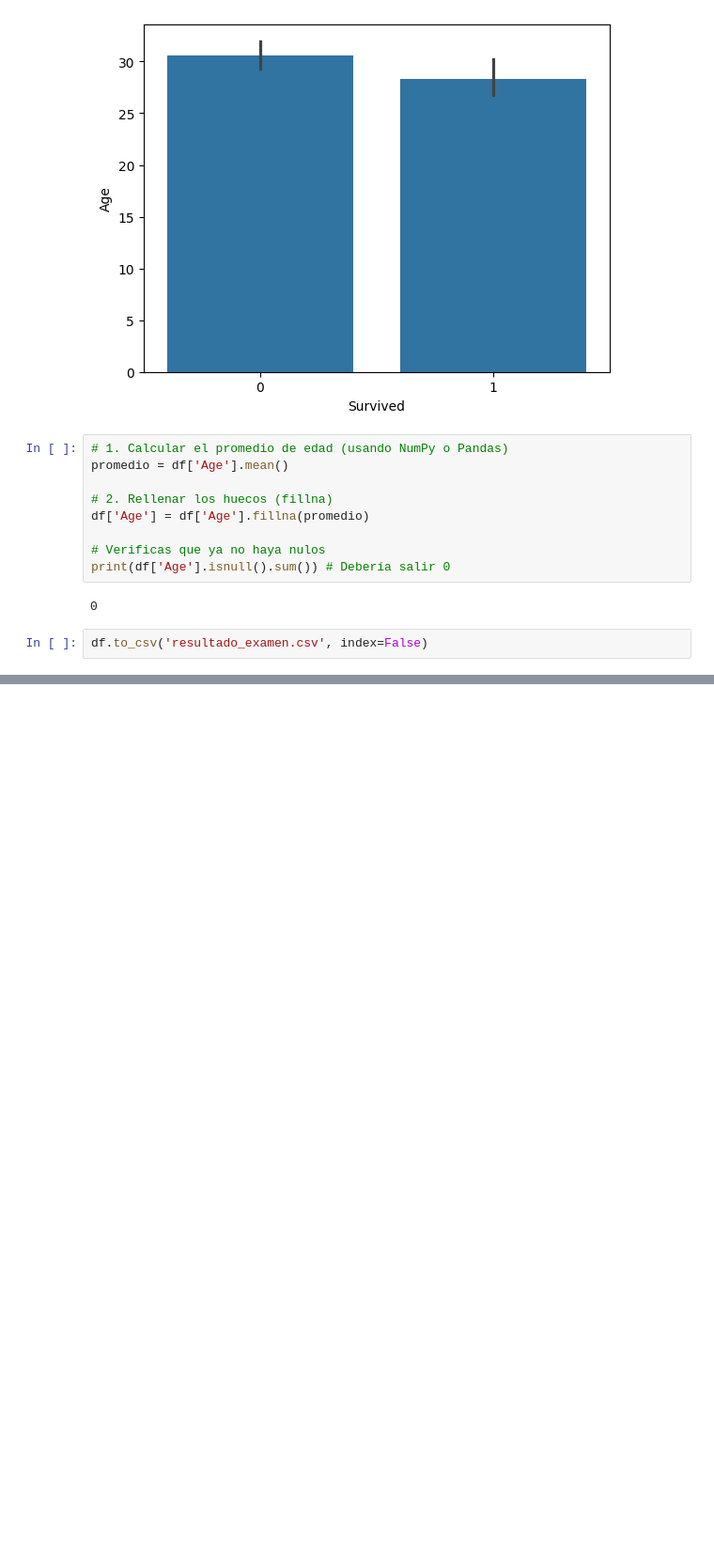
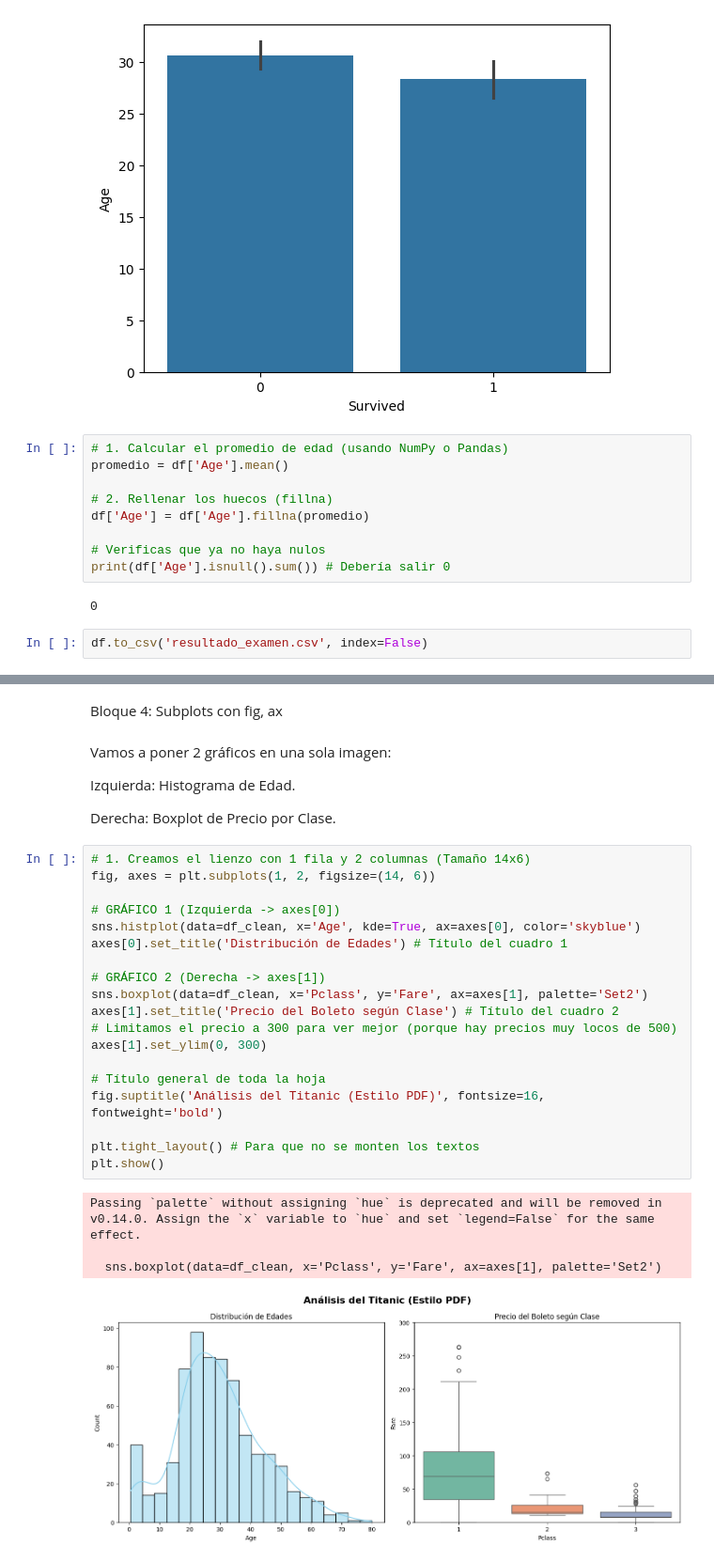
Before and after one commit to alexis77710/machine-learning-introduccion, a Jupyter notebook: posible_examen.ipynb, the cells around one changed output, grey strips where cells are left out. Shown at 94% size. Saved outputs shown, nothing was run; the diff lists cells and outputs as text; blank space fills up the shorter version.

```diff
--- a/posible_examen.ipynb
+++ b/posible_examen.ipynb
@@ -161,0 +203,32 @@ ValueError: Could not interpret value `Nombre_Columna_Numerica` for `x`. An entr
+# %% [markdown]
+Bloque 4: Subplots con fig, ax
+# %% [markdown]
+Vamos a poner 2 gráficos en una sola imagen:
+
+Izquierda: Histograma de Edad.
+
+Derecha: Boxplot de Precio por Clase.
+# %%
+# 1. Creamos el lienzo con 1 fila y 2 columnas (Tamaño 14x6)
+fig, axes = plt.subplots(1, 2, figsize=(14, 6))
+
+# GRÁFICO 1 (Izquierda -> axes[0])
+sns.histplot(data=df_clean, x='Age', kde=True, ax=axes[0], color='skyblue')
+axes[0].set_title('Distribución de Edades') # Título del cuadro 1
+
+# GRÁFICO 2 (Derecha -> axes[1])
+sns.boxplot(data=df_clean, x='Pclass', y='Fare', ax=axes[1], palette='Set2')
+axes[1].set_title('Precio del Boleto según Clase') # Título del cuadro 2
+# Limitamos el precio a 300 para ver mejor (porque hay precios muy locos de 500)
+axes[1].set_ylim(0, 300)
+
+# Título general de toda la hoja
+fig.suptitle('Análisis del Titanic (Estilo PDF)', fontsize=16, fontweight='bold')
+
+plt.tight_layout() # Para que no se monten los textos
+plt.show()
+# %% [output]
+Passing `palette` without assigning `hue` is deprecated and will be removed in v0.14.0. Assign the `x` variable to `hue` and set `legend=False` for the same effect.
+
+  sns.boxplot(data=df_clean, x='Pclass', y='Fare', ax=axes[1], palette='Set2')
+[figure, added]
```
Also changed, not shown: parts of 8 cells of this notebook, 4 other files.
